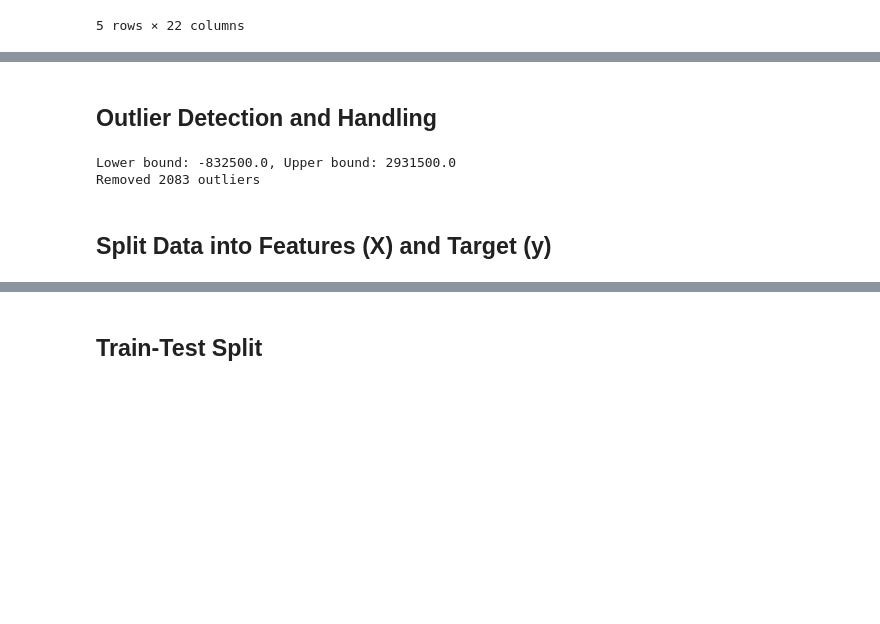
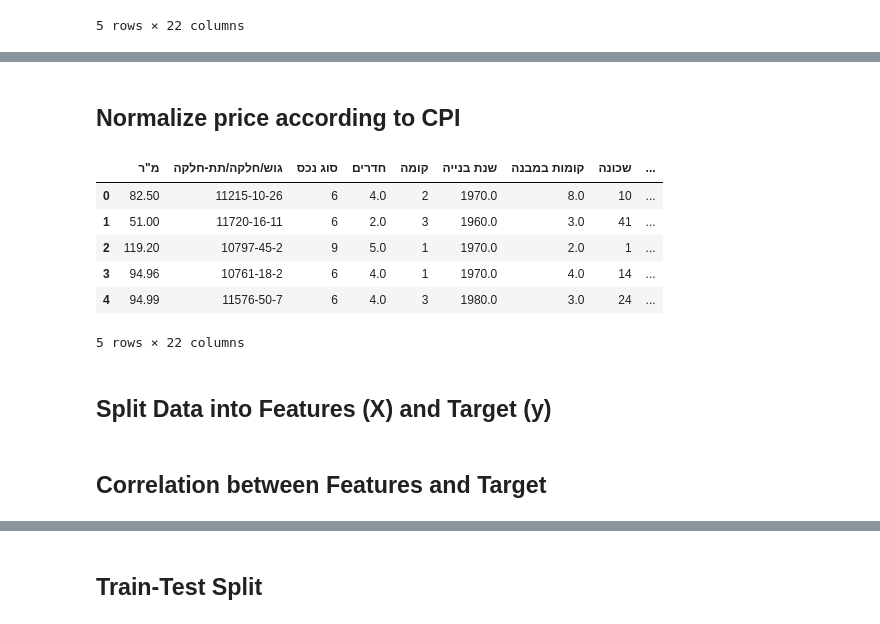
Before and after one commit to sagivma/Nadlan-Haifa, a Jupyter notebook: haifa_nadlan_analysis.ipynb, the cells around one changed output, grey strips where cells are left out. Drawn from its saved outputs; the diff is of its cells as text; code cells hidden in the pictures; blank space fills up the shorter version.

```diff
--- a/haifa_nadlan_analysis.ipynb
+++ b/haifa_nadlan_analysis.ipynb
@@ -624,26 +600,42 @@ Name: מחיר, dtype: float64
-# %% [markdown]
-## Outlier Detection and Handling
-# %%
-# Detect outliers in target using IQR
-Q1 = y.quantile(0.25)
-Q3 = y.quantile(0.75)
-IQR = Q3 - Q1
-
-lower_bound = Q1 - 1.5 * IQR
-upper_bound = Q3 + 1.5 * IQR
-
-# Print bounds
-print(f"Lower bound: {lower_bound}, Upper bound: {upper_bound}")
-
-# Filter out outliers
-mask = (y >= lower_bound) & (y <= upper_bound)
-X_clean = X[mask]
-y_clean = y[mask]
-
-print(f"Removed {len(y) - len(y_clean)} outliers")
-# %% [output]
-Lower bound: -832500.0, Upper bound: 2931500.0
-Removed 2083 outliers
+# %% [markdown]
+## Normalize price according to CPI
+# %%
+# Load housing index data
+file_path = "./data/gov/housing_index_by_month.csv"
+df_index = pd.read_csv(file_path)
+
+# Pick the base index (year and month you want to normalize to)
+BASE_YEAR = 2025
+BASE_MONTH = 1
+
+# Calculate normalized prices
+# Normalized Price = Original Price * (Base Index / Transaction Index)
+base_index_value = df_index.query("שנה == @BASE_YEAR and חודש == @BASE_MONTH")['מדד דיור'].values[0]
+
+# Create a lookup dictionary: (Year, Month) -> Index
+index_lookup = {
+    (row['שנה'], row['חודש']): row['מדד דיור'] for _, row in df_index.iterrows()
+}
+
+# Calculate Normalized_Price without adding a new column for Housing_Index
+def normalize_price(row):
+    trans_index = index_lookup.get((row['שנת עסקה'], row['חודש עסקה']))
+    if pd.isna(trans_index) or trans_index == 0:
+        return None
+    raw_price = row['מחיר'] * (base_index_value / trans_index)
+    return round(raw_price)
+
+df['Normalized_Price'] = df.apply(normalize_price, axis=1)
+df = df.drop(columns=['מחיר'])
+df.head()
+# %% [output]
+|  | מ"ר | גוש/חלקה/תת-חלקה | סוג נכס | חדרים | קומה | שנת בנייה | קומות במבנה | שכונה | ... |
+| 0 | 82.50 | 11215-10-26 | 6 | 4.0 | 2 | 1970.0 | 8.0 | 10 | ... |
+| 1 | 51.00 | 11720-16-11 | 6 | 2.0 | 3 | 1960.0 | 3.0 | 41 | ... |
+| 2 | 119.20 | 10797-45-2 | 9 | 5.0 | 1 | 1970.0 | 2.0 | 1 | ... |
+| 3 | 94.96 | 10761-18-2 | 6 | 4.0 | 1 | 1970.0 | 4.0 | 14 | ... |
+| 4 | 94.99 | 11576-50-7 | 6 | 4.0 | 3 | 1980.0 | 3.0 | 24 | ... |
+5 rows × 22 columns
 # %% [markdown]
 ## Split Data into Features (X) and Target (y)
 # %%
@@ -652,0 +645,2 @@ X = df.drop(columns=['מחיר'])
+# %% [markdown]
+## Correlation between Features and Target
```
Also changed, not shown: parts of 5 cells of this notebook, 1 other file.
